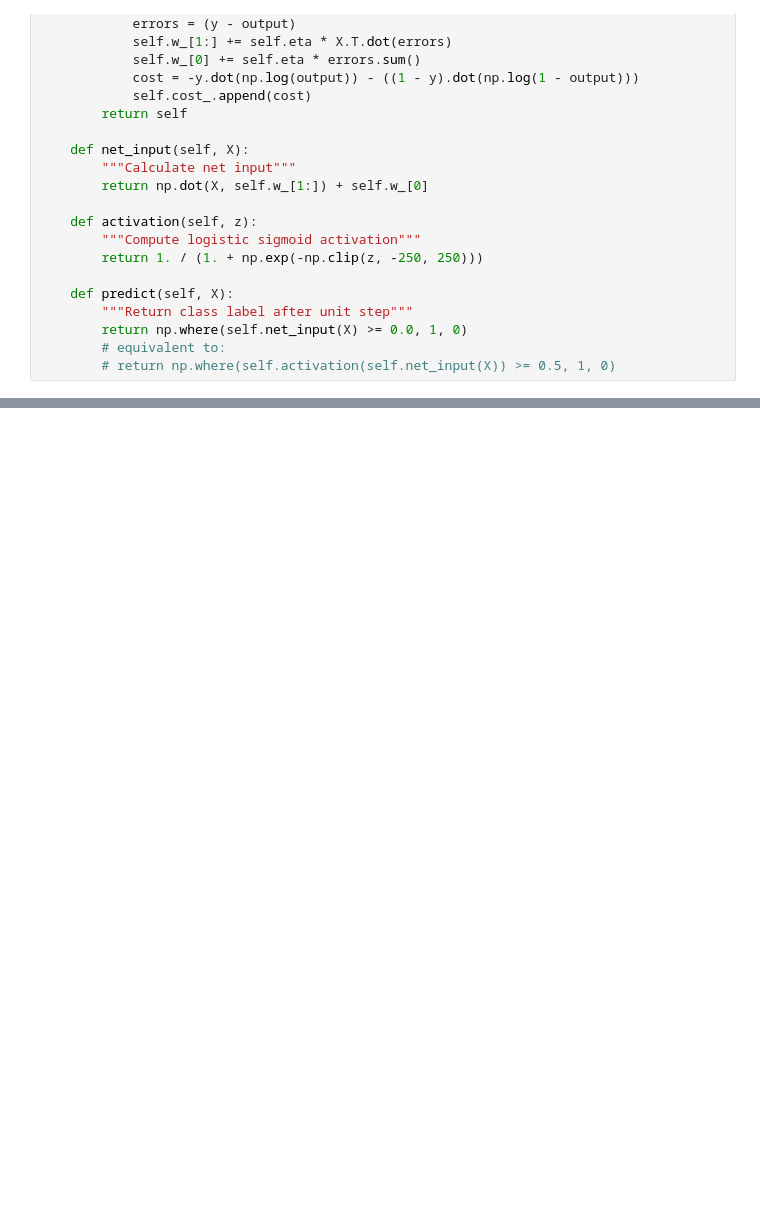
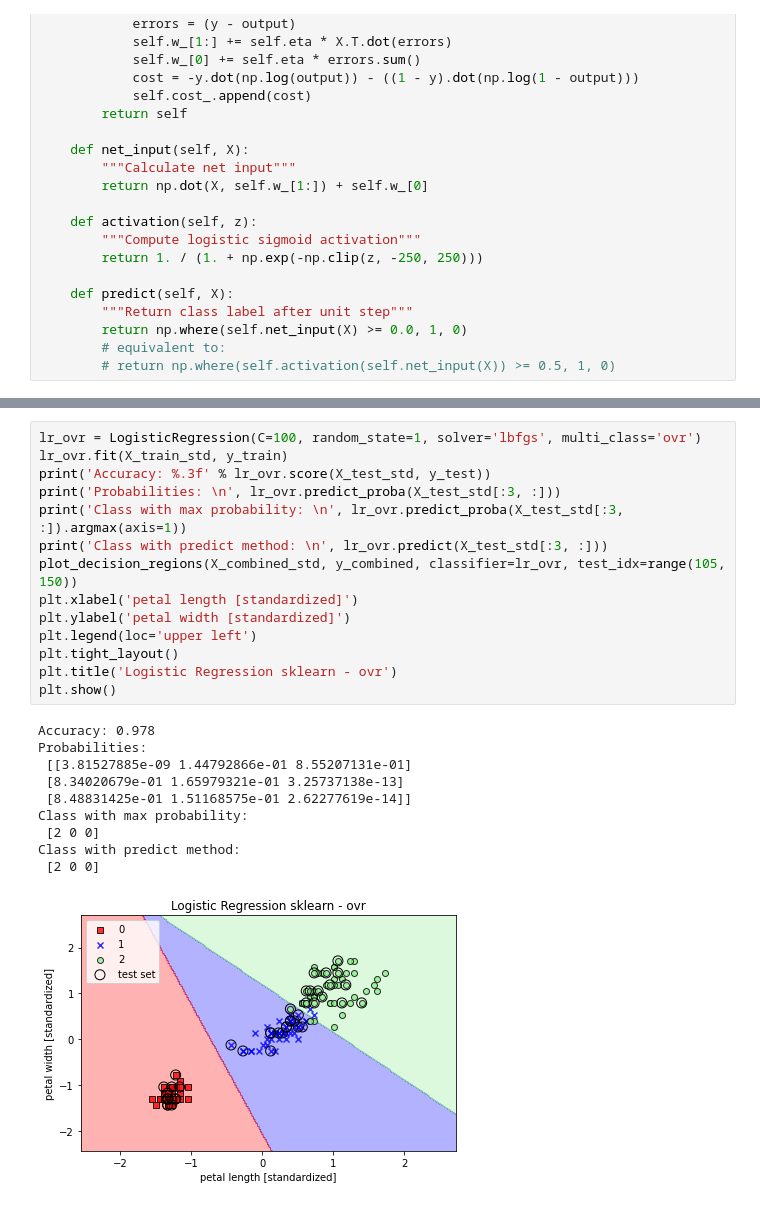
Before and after one commit to slevgolo/book-python-machine-learning, a Jupyter notebook: application/app/Chapter3/ch3.ipynb, the cells around one changed output, grey strips where cells are left out. Cells and saved outputs as stored; diff of their text form; blank space fills up the shorter version.

```diff
--- a/application/app/Chapter3/ch3.ipynb
+++ b/application/app/Chapter3/ch3.ipynb
@@ -219,0 +222,25 @@ plt.show()
+# %%
+lr_ovr = LogisticRegression(C=100, random_state=1, solver='lbfgs', multi_class='ovr')
+lr_ovr.fit(X_train_std, y_train)
+print('Accuracy: %.3f' % lr_ovr.score(X_test_std, y_test))
+print('Probabilities: \n', lr_ovr.predict_proba(X_test_std[:3, :]))
+print('Class with max probability: \n', lr_ovr.predict_proba(X_test_std[:3, :]).argmax(axis=1))
+print('Class with predict method: \n', lr_ovr.predict(X_test_std[:3, :]))
+plot_decision_regions(X_combined_std, y_combined, classifier=lr_ovr, test_idx=range(105, 150))
+plt.xlabel('petal length [standardized]')
+plt.ylabel('petal width [standardized]')
+plt.legend(loc='upper left')
+plt.tight_layout()
+plt.title('Logistic Regression sklearn - ovr')
+plt.show()
+# %% [output]
+Accuracy: 0.978
+Probabilities:
+ [[3.81527885e-09 1.44792866e-01 8.55207131e-01]
+ [8.34020679e-01 1.65979321e-01 3.25737138e-13]
+ [8.48831425e-01 1.51168575e-01 2.62277619e-14]]
+Class with max probability:
+ [2 0 0]
+Class with predict method:
+ [2 0 0]
+[figure, added]
```
Also changed, not shown: parts of 5 cells of this notebook.
